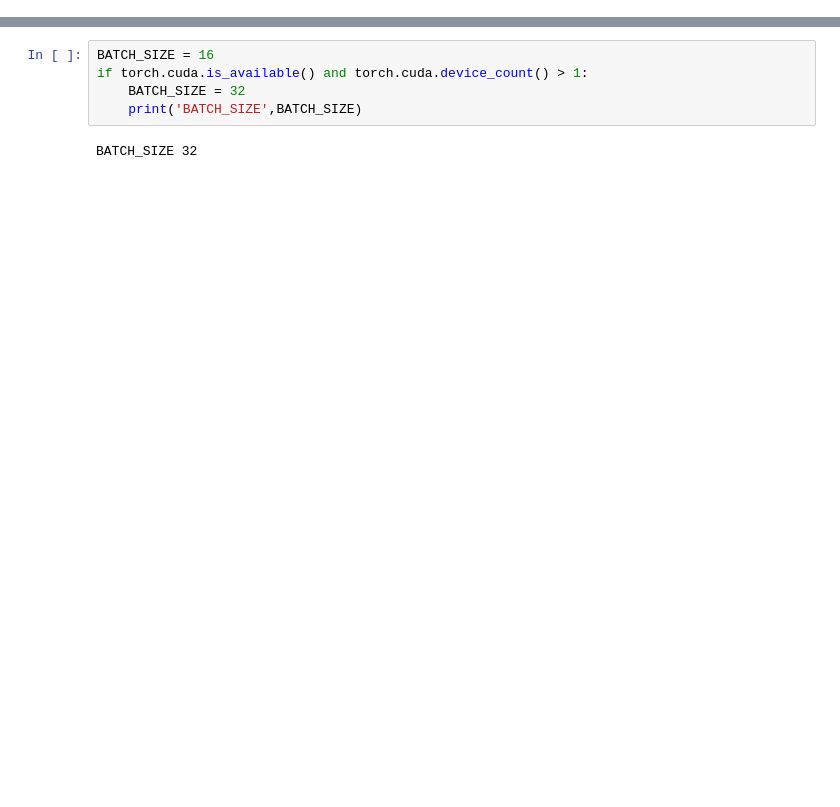
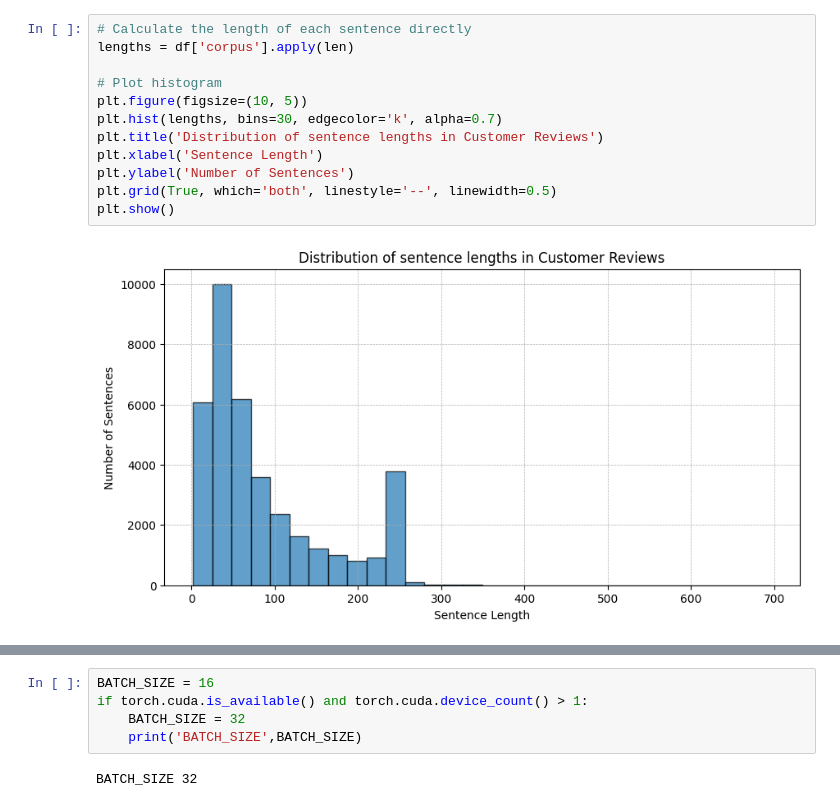
Before and after one commit to Gilgamesh-hoang/Sentiment-Analysis-Comments, a Jupyter notebook: src/finetune_phobert.ipynb, the cells around one changed output, grey strips where cells are left out. Cells and saved outputs as stored; diff of their text form; blank space fills up the shorter version.

```diff
--- a/src/finetune_phobert.ipynb
+++ b/src/finetune_phobert.ipynb
@@ -20,0 +145,14 @@ logging.set_verbosity_error()
+# %%
+# Calculate the length of each sentence directly
+lengths = df['corpus'].apply(len)
+
+# Plot histogram
+plt.figure(figsize=(10, 5))
+plt.hist(lengths, bins=30, edgecolor='k', alpha=0.7)
+plt.title('Distribution of sentence lengths in Customer Reviews')
+plt.xlabel('Sentence Length')
+plt.ylabel('Number of Sentences')
+plt.grid(True, which='both', linestyle='--', linewidth=0.5)
+plt.show()
+# %% [output]
+[figure, added]
```
Also changed, not shown: parts of 56 cells of this notebook, 13 other files.
